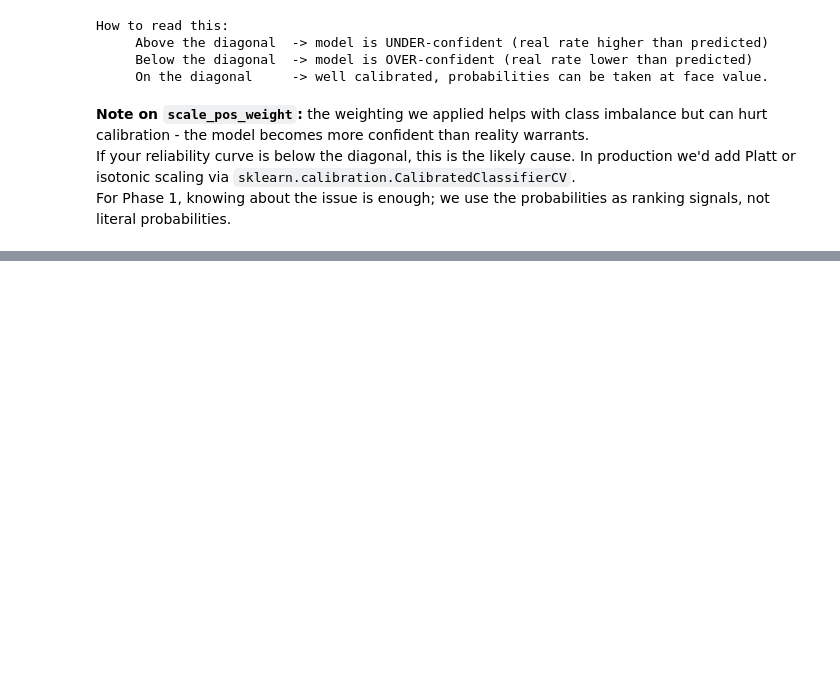
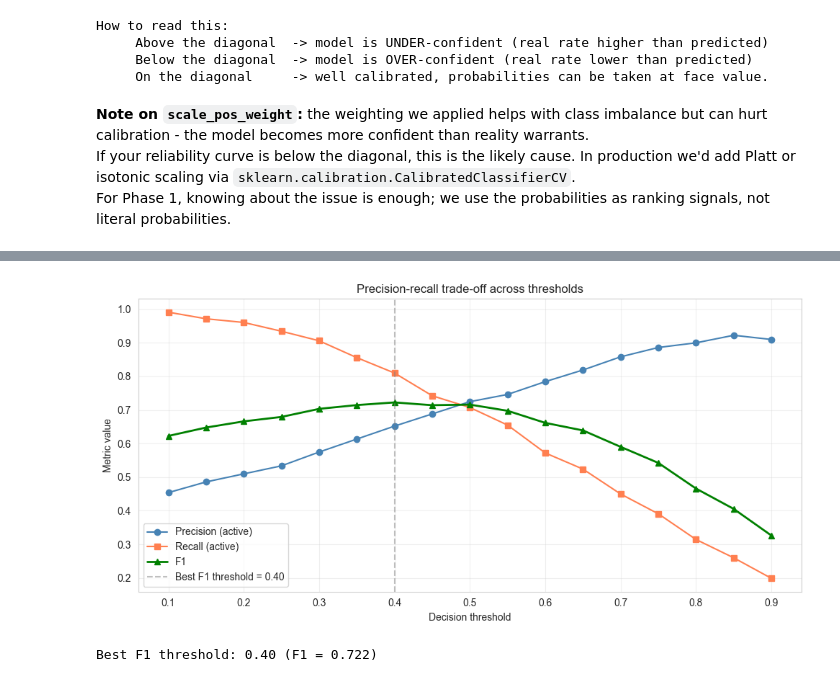
Before and after one commit to JomarHAN/ML-UCI-Online-Retail-II, a Jupyter notebook: notebooks/06_churn_prediction.ipynb, the cells around one changed output, grey strips where cells are left out. Saved outputs shown, nothing was run; the diff lists cells and outputs as text; code cells hidden in the pictures; blank space fills up the shorter version.

Commit message:
8. Threshold selection - drive it from the business cost

```diff
--- a/notebooks/06_churn_prediction.ipynb
+++ b/notebooks/06_churn_prediction.ipynb
@@ -289,0 +303,19 @@ For Phase 1, knowing about the issue is enough; we use the probabilities as rank
+# %%
+# Sweep thresholds and show the resulting trade-offs
+thresholds = np.arange(0.10, 0.95, 0.05)
+rows = []
+for thr in thresholds:
+    preds = (y_proba >= thr).astype(int)
+    cm = confusion_matrix(y_test, preds)
+    tn, fp, fn, tp = cm.ravel()
+    rows.append({
+        'threshold': thr,
+        'predicted_active': preds.sum(),
+        'pct_predicted_active': preds.mean() * 100,
+        'precision_active': tp / (tp + fp) if (tp + fp) > 0 else 0,
+        'recall_active': tp / (tp + fn) if (tp + fn) > 0 else 0,
+        'recall_churned': tn / (tn + fp) if (tn + fp) > 0 else 0,
+        'f1': 2 * tp / (2 * tp + fp + fn) if (2 * tp + fp + fn) > 0 else 0
+    })
+thr_df = pd.DataFrame(rows)
+thr_df.round(3)
@@ -289,0 +341,24 @@ For Phase 1, knowing about the issue is enough; we use the probabilities as rank
+# %%
+# Pick the threshold that maximize F1 (balanced default)
+best_f1_threshold = thr_df.loc[thr_df['f1'].idxmax(), 'threshold']
+best_f1_value = thr_df['f1'].max()
+
+# Visualize the trade-off
+fig, ax = plt.subplots(figsize=(10,5))
+ax.plot(thr_df['threshold'], thr_df['precision_active'], 'o-', label='Precision (active)', color='steelblue')
+ax.plot(thr_df['threshold'], thr_df['recall_active'], 's-', label='Recall (active)', color='coral')
+ax.plot(thr_df['threshold'], thr_df['f1'], '^-', label='F1', color='green', linewidth=2)
+ax.axvline(best_f1_threshold, color='gray', linestyle='--', alpha=0.5, label=f'Best F1 threshold = {best_f1_threshold:.2f}')
+ax.set_xlabel('Decision threshold')
+ax.set_ylabel('Metric value')
+ax.set_title('Precision-recall trade-off across thresholds')
+ax.legend()
+ax.grid(True, alpha=0.3)
+plt.tight_layout()
+plt.savefig(REPORTS_DIR / 'churn_threshold_tradeoff.png', dpi=120, bbox_inches='tight')
+plt.show()
+
+print(f'Best F1 threshold: {best_f1_threshold:.2f} (F1 = {best_f1_value:.3f})')
+# %% [output]
+[figure, added]
+Best F1 threshold: 0.40 (F1 = 0.722)
```
Also changed, not shown: parts of 2 cells of this notebook, 1 other file.
